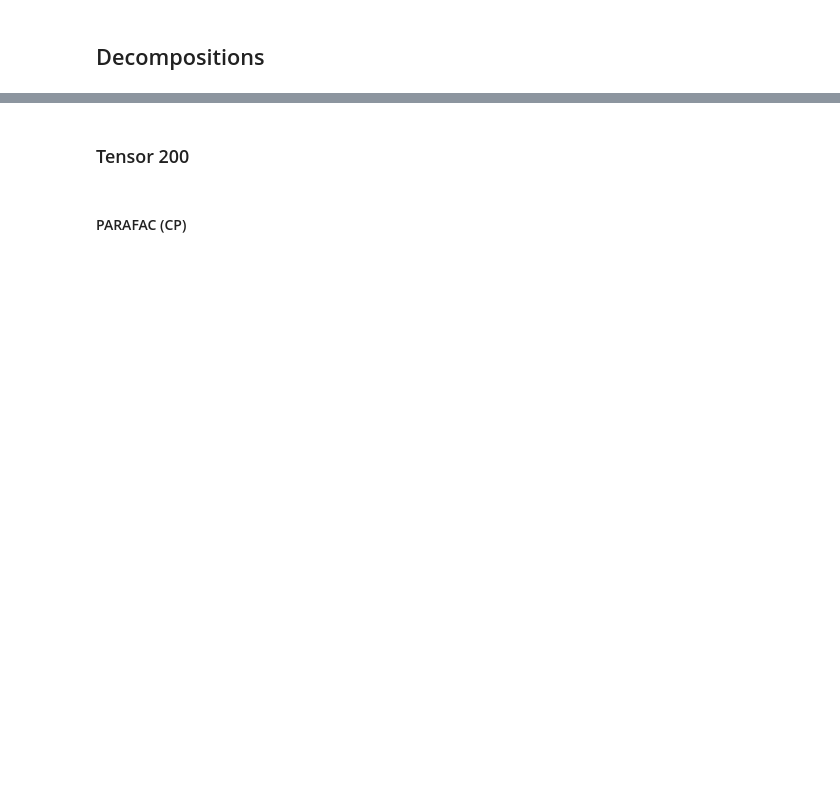
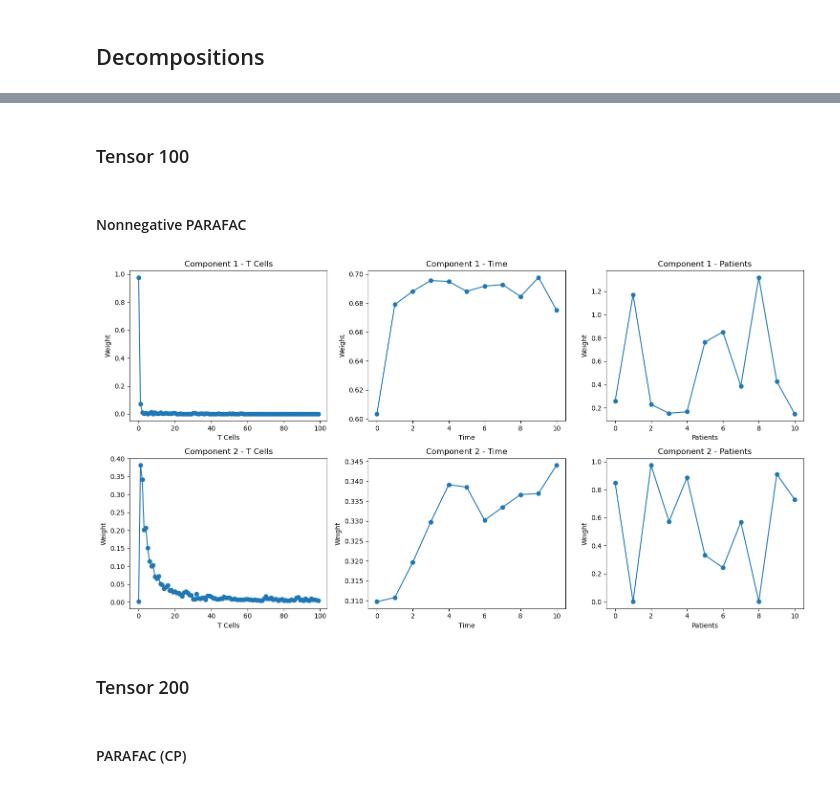
Before and after one commit to pablovadillo/Tensordecomposition, a Jupyter notebook: CP_decomposition.ipynb, the cells around one changed output, grey strips where cells are left out. Saved outputs shown, nothing was run; the diff lists cells and outputs as text; code cells hidden in the pictures; blank space fills up the shorter version.

```diff
--- a/CP_decomposition.ipynb
+++ b/CP_decomposition.ipynb
@@ -84,3 +131,13 @@ plt.show()
+# %% [markdown]
+### Tensor 100
+# %% [markdown]
+#### Nonnegative PARAFAC
+# %%
+tensor_100 = tl.tensor(tensor_100)
+weights_100, factors_100 = non_negative_parafac(tensor_100, rank=2)
+decomposition_visualization(factors_100)
+# %% [output]
+[figure, added]
 # %% [markdown]
 ### Tensor 200
 # %% [markdown]
```
Also changed, not shown: parts of 15 cells of this notebook.
